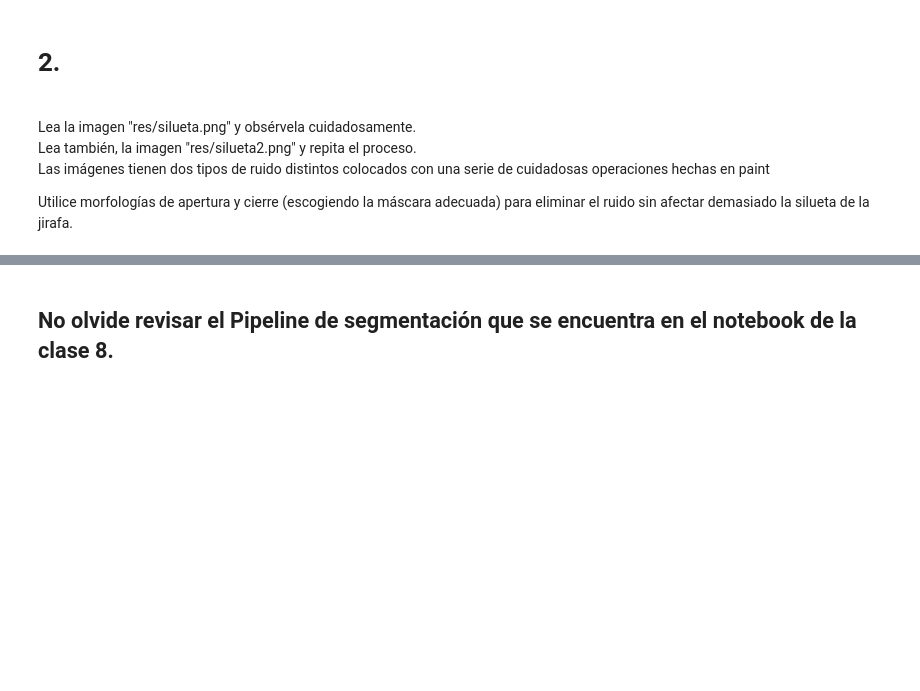
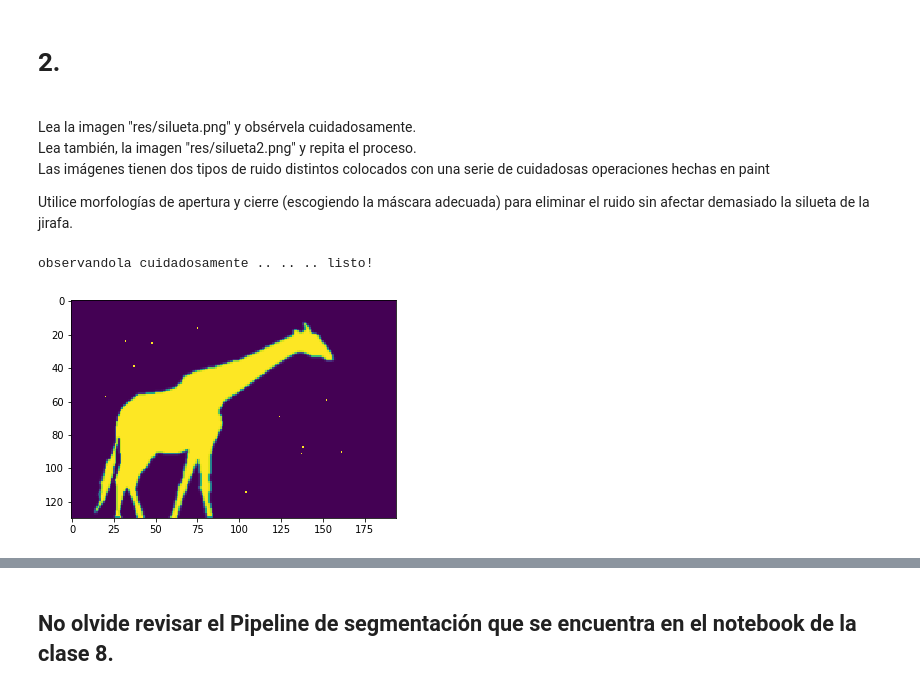
Before and after one commit to edcalderon/visionartifical, a Jupyter notebook: Practica 5 morfo excarac/Practica 5 Morfología y Extracción.ipynb, the cells around one changed output, grey strips where cells are left out. Cells and saved outputs as stored; diff of their text form; code cells hidden in the pictures; blank space fills up the shorter version.

```diff
--- a/Practica 5 morfo excarac/Practica 5 Morfología y Extracción.ipynb
+++ b/Practica 5 morfo excarac/Practica 5 Morfología y Extracción.ipynb
@@ -110,3 +119,11 @@ La distancia media entre el centroide y el contorno es: 74.21998546120963
 <br> Las imágenes tienen dos tipos de ruido distintos colocados con una serie de cuidadosas operaciones hechas en paint </br>
 
 Utilice morfologías de  apertura y cierre (escogiendo la máscara adecuada) para eliminar el ruido sin afectar demasiado la silueta de la jirafa.
+# %%
+# 2.1
+img1 = img_read('res/silueta.png', "gray")
+plt.imshow(img1)
+print("observandola cuidadosamente .. .. .. listo!")
+# %% [output]
+observandola cuidadosamente .. .. .. listo!
+[figure, added]
```
Also changed, not shown: parts of 8 cells of this notebook, 1 other file.
